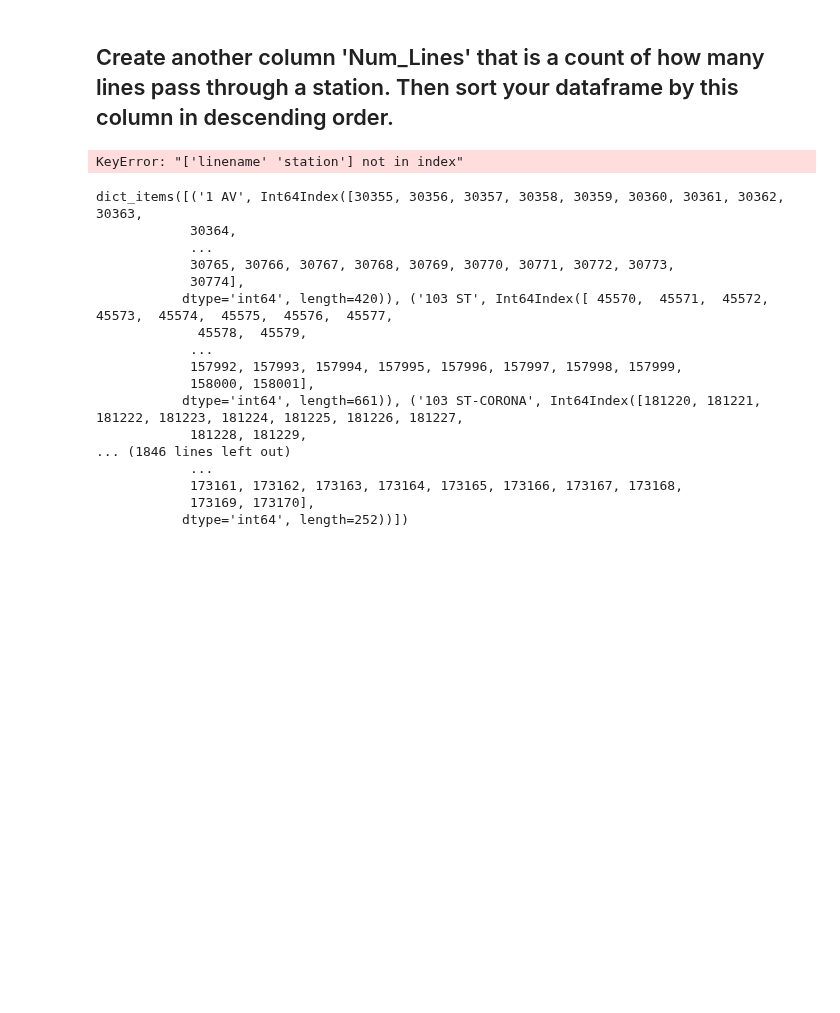
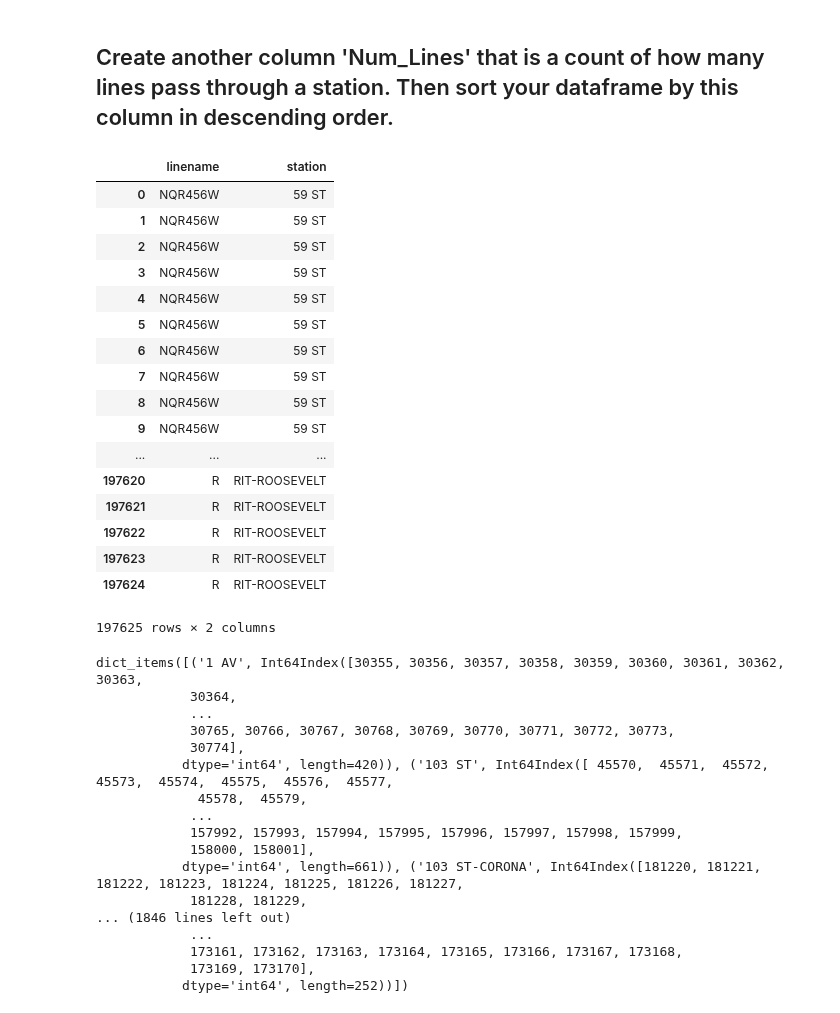
Before and after one commit to UpwardTrajectory/dsc-0-03-08-understanding-pandas-series-and-dataframes-lab-seattle-ds-career-040119, a Jupyter notebook: index.ipynb, the cells around one changed output. Saved outputs shown, nothing was run; the diff lists cells and outputs as text; code cells hidden in the pictures; blank space fills up the shorter version.

```diff
--- a/index.ipynb
+++ b/index.ipynb
@@ -112,9 +112,26 @@ df.loc[:,['station', 'linename']]
 ## Create another column 'Num_Lines' that is a count of how many lines pass through a station. Then sort your dataframe by this column in descending order.
 # %%
 df.columns
-df[['linename','station']]
+df[['linename','station']].
 # %% [output]
+|  | linename | station |
+| 0 | NQR456W | 59 ST |
+| 1 | NQR456W | 59 ST |
+| 2 | NQR456W | 59 ST |
+| 3 | NQR456W | 59 ST |
+| 4 | NQR456W | 59 ST |
+| 5 | NQR456W | 59 ST |
+| 6 | NQR456W | 59 ST |
+| 7 | NQR456W | 59 ST |
+| 8 | NQR456W | 59 ST |
+| 9 | NQR456W | 59 ST |
+| ... | ... | ... |
+| 197620 | R | RIT-ROOSEVELT |
+| 197621 | R | RIT-ROOSEVELT |
+| 197622 | R | RIT-ROOSEVELT |
+| 197623 | R | RIT-ROOSEVELT |
+| 197624 | R | RIT-ROOSEVELT |
-KeyError: "['linename' 'station'] not in index"
+197625 rows × 2 columns
 # %%
 stations = df.groupby('station').groups
 print(stations.items())
```
